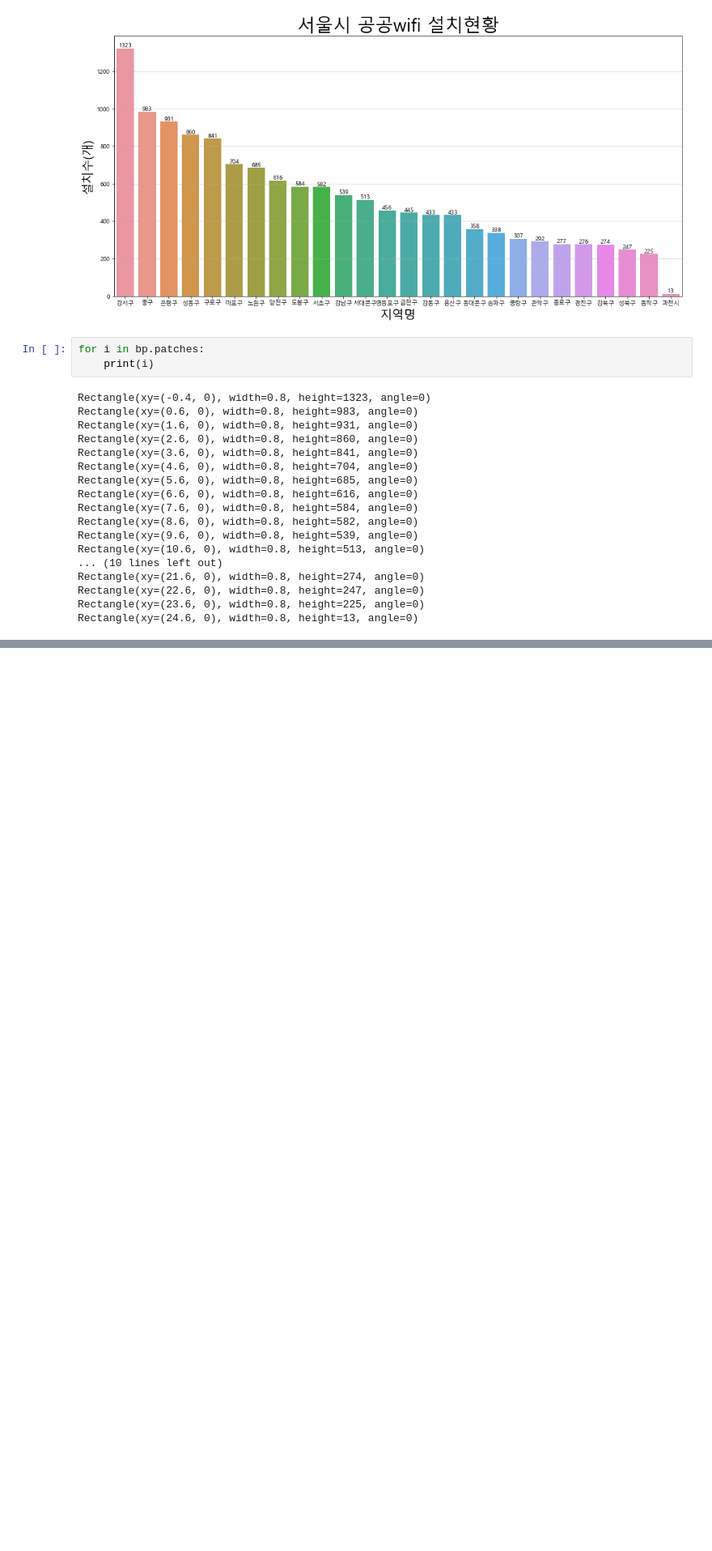
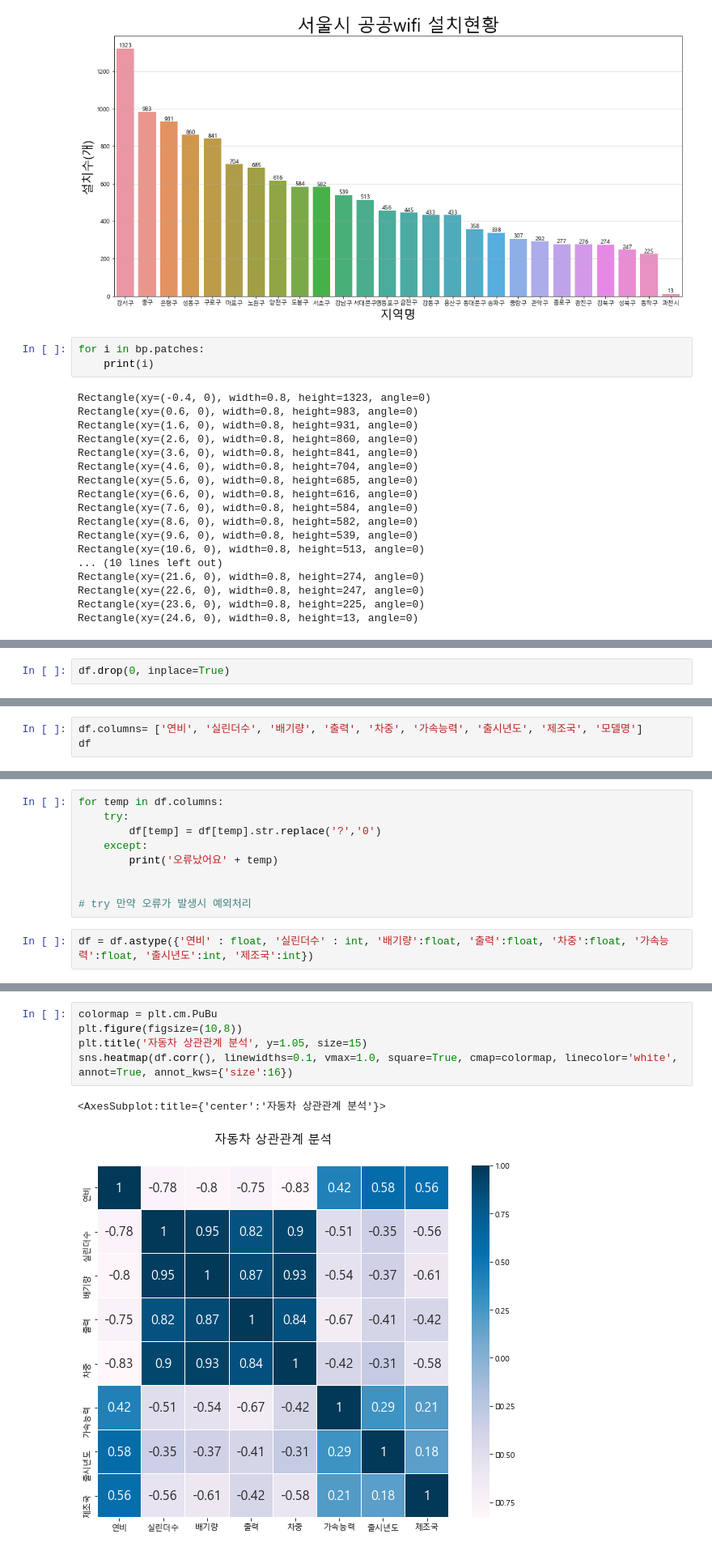
Before and after one commit to hellosunil/TIL-Today-I-Learned-, a Jupyter notebook: Untitled.ipynb, the cells around one changed output, grey strips where cells are left out. Shown at 81% size. Saved outputs shown, nothing was run; the diff lists cells and outputs as text; blank space fills up the shorter version.

```diff
--- a/Untitled.ipynb
+++ b/Untitled.ipynb
@@ -479,0 +499,2 @@ Rectangle(xy=(24.6, 0), width=0.8, height=13, angle=0)
+# %%
+df.drop(0, inplace=True)
@@ -479,0 +519,3 @@ Rectangle(xy=(24.6, 0), width=0.8, height=13, angle=0)
+# %%
+df.columns= ['연비', '실린더수', '배기량', '출력', '차중', '가속능력', '출시년도', '제조국', '모델명']
+df
@@ -479,0 +584,11 @@ Rectangle(xy=(24.6, 0), width=0.8, height=13, angle=0)
+# %%
+for temp in df.columns:
+    try:
+        df[temp] = df[temp].str.replace('?','0')
+    except:
+        print('오류났어요' + temp)
+
+
+# try 만약 오류가 발생시 예외처리
+# %%
+df = df.astype({'연비' : float, '실린더수' : int, '배기량':float, '출력':float, '차중':float, '가속능력':float, '출시년도':int, '제조국':int})
@@ -479,0 +666,8 @@ Rectangle(xy=(24.6, 0), width=0.8, height=13, angle=0)
+# %%
+colormap = plt.cm.PuBu
+plt.figure(figsize=(10,8))
+plt.title('자동차 상관관계 분석', y=1.05, size=15)
+sns.heatmap(df.corr(), linewidths=0.1, vmax=1.0, square=True, cmap=colormap, linecolor='white', annot=True, annot_kws={'size':16})
+# %% [output]
+<AxesSubplot:title={'center':'자동차 상관관계 분석'}>
+[figure, added]
```
Also changed, not shown: parts of 26 cells of this notebook, 2 other files.
